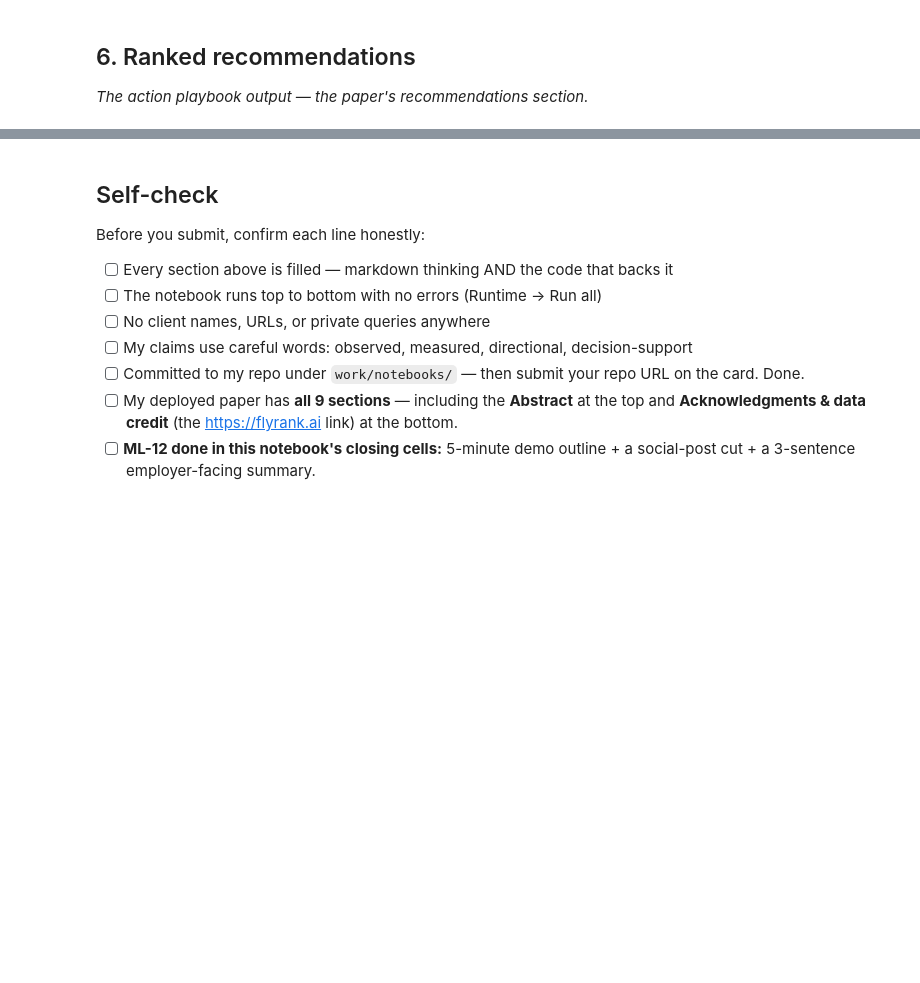
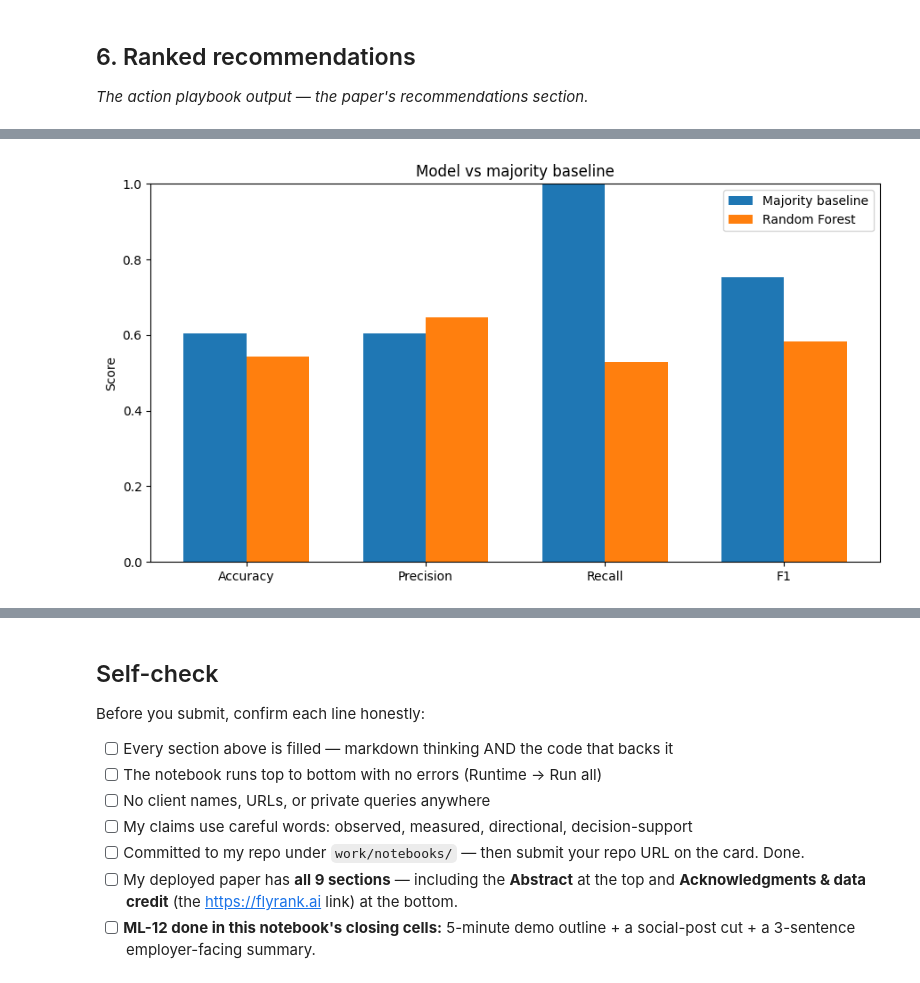
Before and after one commit to Seif-Abouelkhair/flyrank-ml-internship, a Jupyter notebook: work/notebooks/capstone.ipynb, the cells around one changed output, grey strips where cells are left out. Drawn from its saved outputs; the diff is of its cells as text; code cells hidden in the pictures; blank space fills up the shorter version.

```diff
--- a/work/notebooks/capstone.ipynb
+++ b/work/notebooks/capstone.ipynb
@@ -28,0 +718,18 @@ This skeleton is yours to fill. Work the sections **in order** — each one has
+# %%
+# ============================================================
+# Section 3 — Step 16
+# Train Random Forest
+# ============================================================
+
+from sklearn.ensemble import RandomForestClassifier
+
+model = RandomForestClassifier(
+    n_estimators=200,
+    random_state=42,
+    n_jobs=-1,
+    class_weight="balanced"
+)
+
+model.fit(X_train, y_train)
+
+print("Random Forest trained successfully.")
@@ -36,0 +1303,55 @@ This skeleton is yours to fill. Work the sections **in order** — each one has
+# %%
+# ============================================================
+# Section 7 — Step 31
+# Model vs baseline chart
+# ============================================================
+
+metrics_to_plot = [
+    "Accuracy",
+    "Precision",
+    "Recall",
+    "F1"
+]
+
+baseline_values = [
+    baseline_accuracy,
+    baseline_precision,
+    baseline_recall,
+    baseline_f1
+]
+
+model_values = [
+    model_accuracy,
+    model_precision,
+    model_recall,
+    model_f1
+]
+
+x = np.arange(len(metrics_to_plot))
+width = 0.35
+
+plt.figure(figsize=(9, 5))
+
+plt.bar(
+    x - width / 2,
+    baseline_values,
+    width,
+    label="Majority baseline"
+)
+
+plt.bar(
+    x + width / 2,
+    model_values,
+    width,
+    label="Random Forest"
+)
+
+plt.xticks(x, metrics_to_plot)
+plt.ylabel("Score")
+plt.ylim(0, 1)
+plt.title("Model vs majority baseline")
+plt.legend()
+plt.tight_layout()
+plt.show()
+# %% [output]
+[figure, added]
```
Also changed, not shown: parts of 52 cells of this notebook.
